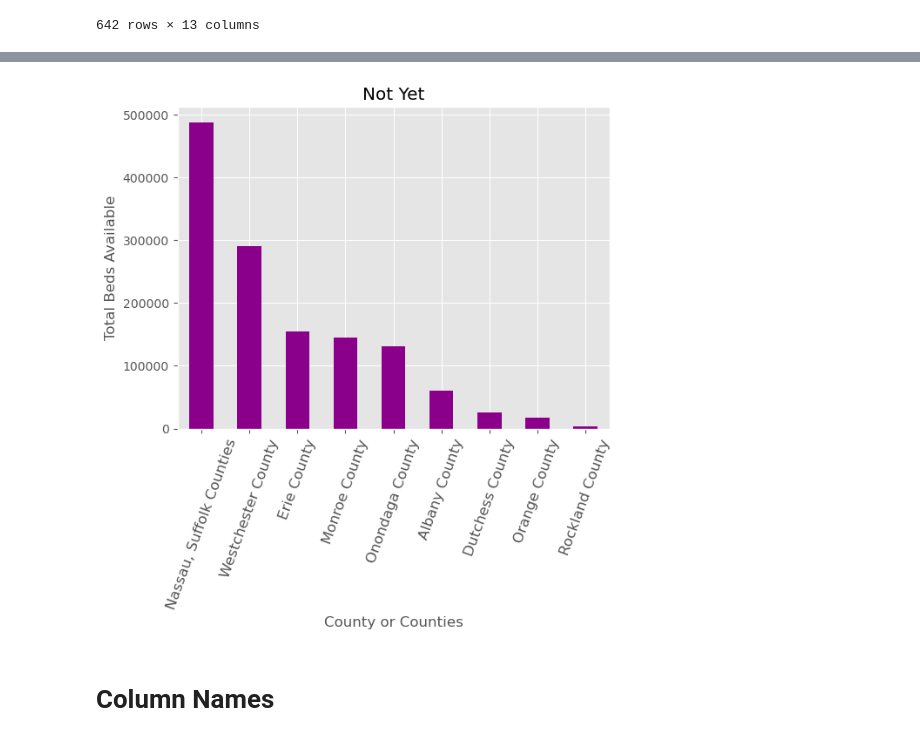
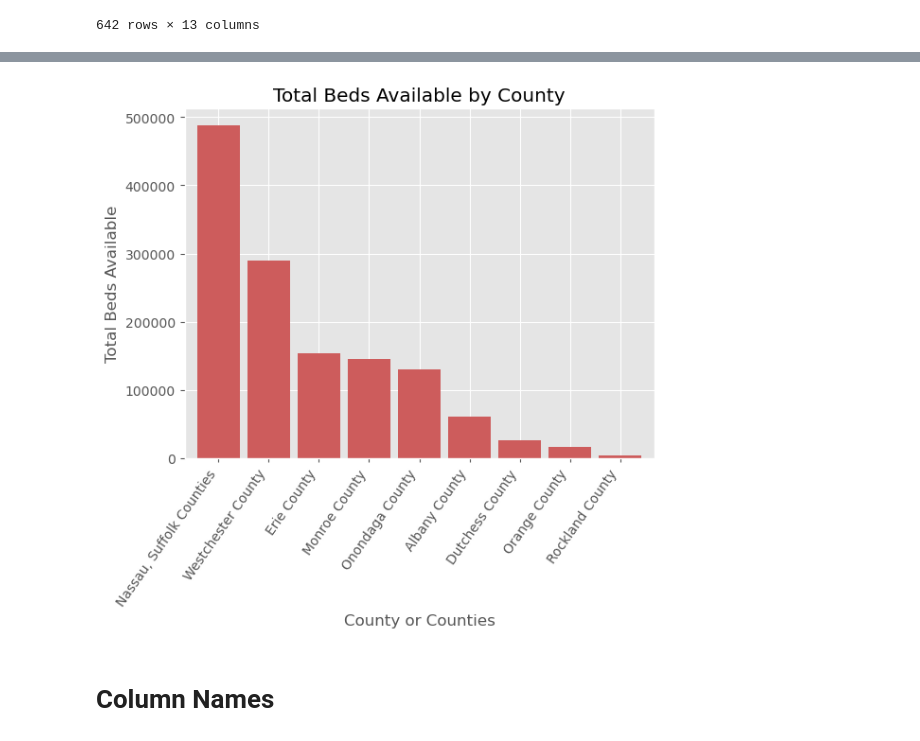
Before and after one commit to LDeYoung17/housing-data-study, a Jupyter notebook: notebooks/EDA_ML.ipynb, the cells around one changed output, grey strips where cells are left out. Drawn from its saved outputs; the diff is of its cells as text; code cells hidden in the pictures.

Commit message:
more graphs, changed parameters for functions

```diff
--- a/notebooks/EDA_ML.ipynb
+++ b/notebooks/EDA_ML.ipynb
@@ -929,16 +929,22 @@ def grouping(group_df, df, column_1, column_2):
     return group_df
 # %%
 def coc_bar(grouping, x_var, y_var, y_label, title_name, color_choice, county_0, county_1, county_2, county_3, county_4, county_5, county_6, county_7, county_8):
+    bar_width = 0.85
+    #bar_spacing = 0.1
+    #plt.figure(figsize=(20, 20))
     grouping.plot(kind='bar',
                         x=x_var,
                         y=y_var,
                         xlabel='County or Counties',
                         ylabel=y_label,
                         title=title_name,
+                        width=bar_width,
                         color=color_choice,
                         legend=False)
-    plt.xticks(rotation=70)
-    plt.xticks((range(0,9)),[county_0, county_1, county_2, county_3, county_4, county_5, county_6, county_7, county_8], fontsize=12)
+    plt.tick_params(axis='x', length=3)
+    plt.xticks((range(0,9)),[county_0, county_1, county_2, county_3, county_4, county_5, county_6, county_7, county_8], rotation=55, ha='right')
+    plt.xticks()
+
     plt.show()
     return
 # %% [markdown]
@@ -1229,0 +1355,2 @@ display(top_fifteen_counties)
+# %%
+beds_by_county = grouping('group_county', totals_by_county, 'CoC', 'total_beds')
@@ -1230,17 +1368,7 @@ display(top_fifteen_counties)
 # %%
-grouped_by_county.plot(kind='bar',
-                      x='CoC',
-                      y='total_beds',
-                      xlabel='County or Counties',
-                      ylabel='Total Beds Available',
-                      title='Not Yet',
-                      color='darkmagenta',
-                      legend=False)
-plt.xticks((range(0,9)),['Nassau, Suffolk Counties', 'Westchester County', 'Erie County', 'Monroe County', 'Onondaga County', 'Albany County', 'Dutchess County', 'Orange County', 'Rockland County'], fontsize=12)
-plt.xticks(rotation=70)
-plt.show()
+unsheltered_chronic_homeless_coc_bar = coc_bar(beds_by_county, 'CoC', 'total_beds', 'Total Beds Available', 'Total Beds Available by County', 'indianred', 'Nassau, Suffolk Counties', 'Westchester County', 'Erie County', 'Monroe County', 'Onondaga County', 'Albany County', 'Dutchess County', 'Orange County', 'Rockland County')
 # %% [output]
-[figure, old version]
+[figure, new version]
 # %% [markdown]
 <h1>Column Names</h1>
 # %%
```
Also changed, not shown: parts of 34 cells of this notebook.
